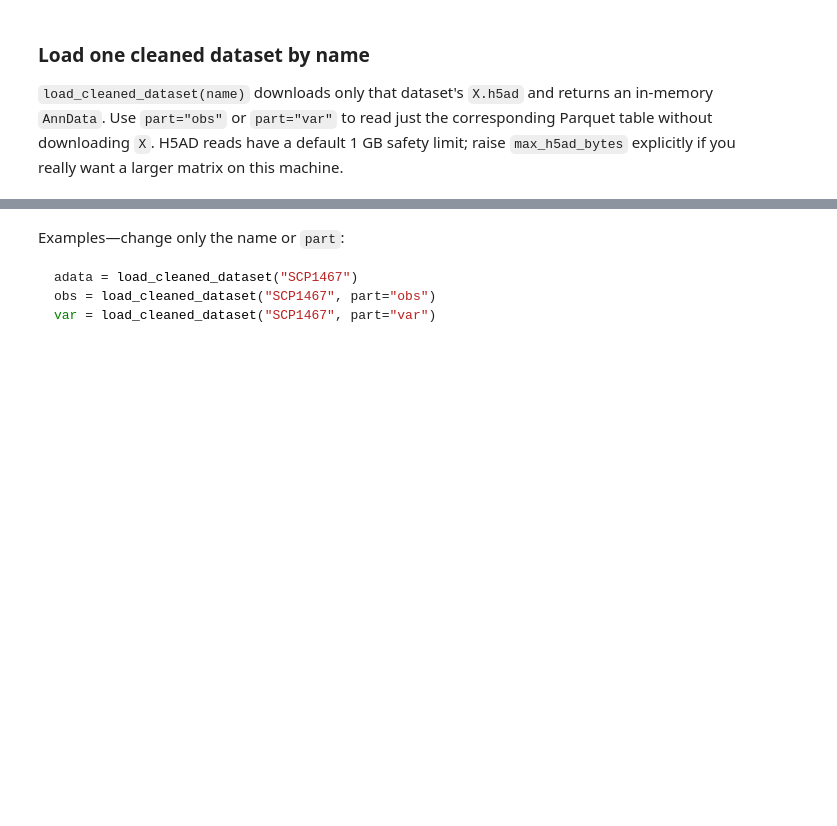
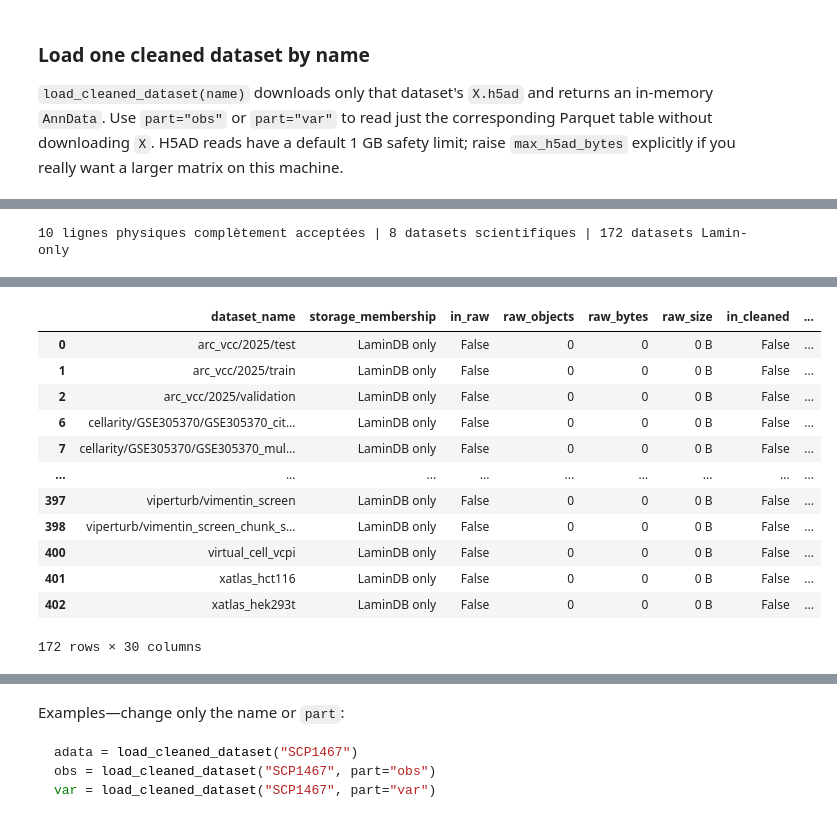
Before and after one commit to jkobject/pert-gym, a Jupyter notebook: notebooks/explore_dataset_storage.ipynb, the cells around one changed output, grey strips where cells are left out. Saved outputs shown, nothing was run; the diff lists cells and outputs as text; code cells hidden in the pictures; blank space fills up the shorter version.

```diff
--- a/notebooks/explore_dataset_storage.ipynb
+++ b/notebooks/explore_dataset_storage.ipynb
@@ -370,0 +442,24 @@ raise `max_h5ad_bytes` explicitly if you really want a larger matrix on this mac
+# %%
+complete_datasets = known_datasets.query("completely_done == True").copy()
+catalog_without_canonical_cleaned = known_datasets.query(
+    "in_lamindb == True and in_canonical_lamindb == False"
+).copy()
+jkobject_only_catalog = catalog_without_canonical_cleaned.query(
+    "lamin_branch_scope == 'jkobject_only'"
+).copy()
+both_branches_jkobject_revision = catalog_without_canonical_cleaned.query(
+    "lamin_branch_scope == 'main_and_jkobject_with_jkobject_revision'"
+).copy()
+
+print(
+    f"{len(complete_datasets)} physical rows / "
+    f"{complete_datasets.scientific_dataset_id.nunique()} scientifically accepted datasets; "
+    f"{len(catalog_without_canonical_cleaned)} cataloged working/historical rows outside canonical cleaned "
+    f"({len(jkobject_only_catalog)} jkobject-only; "
+    f"{len(both_branches_jkobject_revision)} on both branches with a jkobject revision)"
+)
+display(complete_datasets)
+display(jkobject_only_catalog)
+display(both_branches_jkobject_revision)
+# %% [output]
+10 lignes physiques complètement acceptées | 8 datasets scientifiques | 172 datasets Lamin-only
@@ -370,0 +477,13 @@ raise `max_h5ad_bytes` explicitly if you really want a larger matrix on this mac
+|  | dataset_name | storage_membership | in_raw | raw_objects | raw_bytes | raw_size | in_cleaned | ... |
+| 0 | arc_vcc/2025/test | LaminDB only | False | 0 | 0 | 0 B | False | ... |
+| 1 | arc_vcc/2025/train | LaminDB only | False | 0 | 0 | 0 B | False | ... |
+| 2 | arc_vcc/2025/validation | LaminDB only | False | 0 | 0 | 0 B | False | ... |
+| 6 | cellarity/GSE305370/GSE305370_cit... | LaminDB only | False | 0 | 0 | 0 B | False | ... |
+| 7 | cellarity/GSE305370/GSE305370_mul... | LaminDB only | False | 0 | 0 | 0 B | False | ... |
+| ... | ... | ... | ... | ... | ... | ... | ... | ... |
+| 397 | viperturb/vimentin_screen | LaminDB only | False | 0 | 0 | 0 B | False | ... |
+| 398 | viperturb/vimentin_screen_chunk_s... | LaminDB only | False | 0 | 0 | 0 B | False | ... |
+| 400 | virtual_cell_vcpi | LaminDB only | False | 0 | 0 | 0 B | False | ... |
+| 401 | xatlas_hct116 | LaminDB only | False | 0 | 0 | 0 B | False | ... |
+| 402 | xatlas_hek293t | LaminDB only | False | 0 | 0 | 0 B | False | ... |
+172 rows × 30 columns
```
Also changed, not shown: parts of 20 cells of this notebook, 7 other files.
